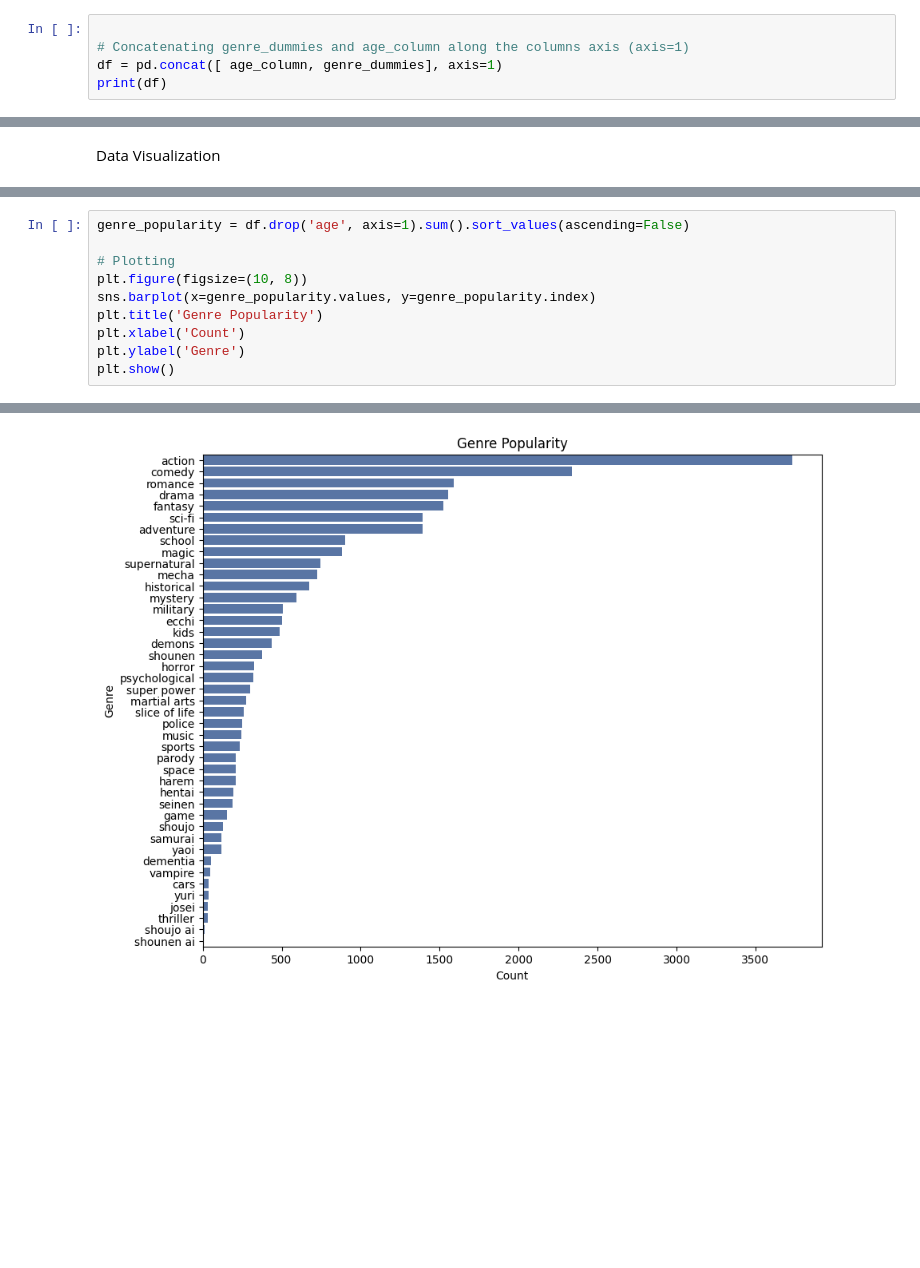
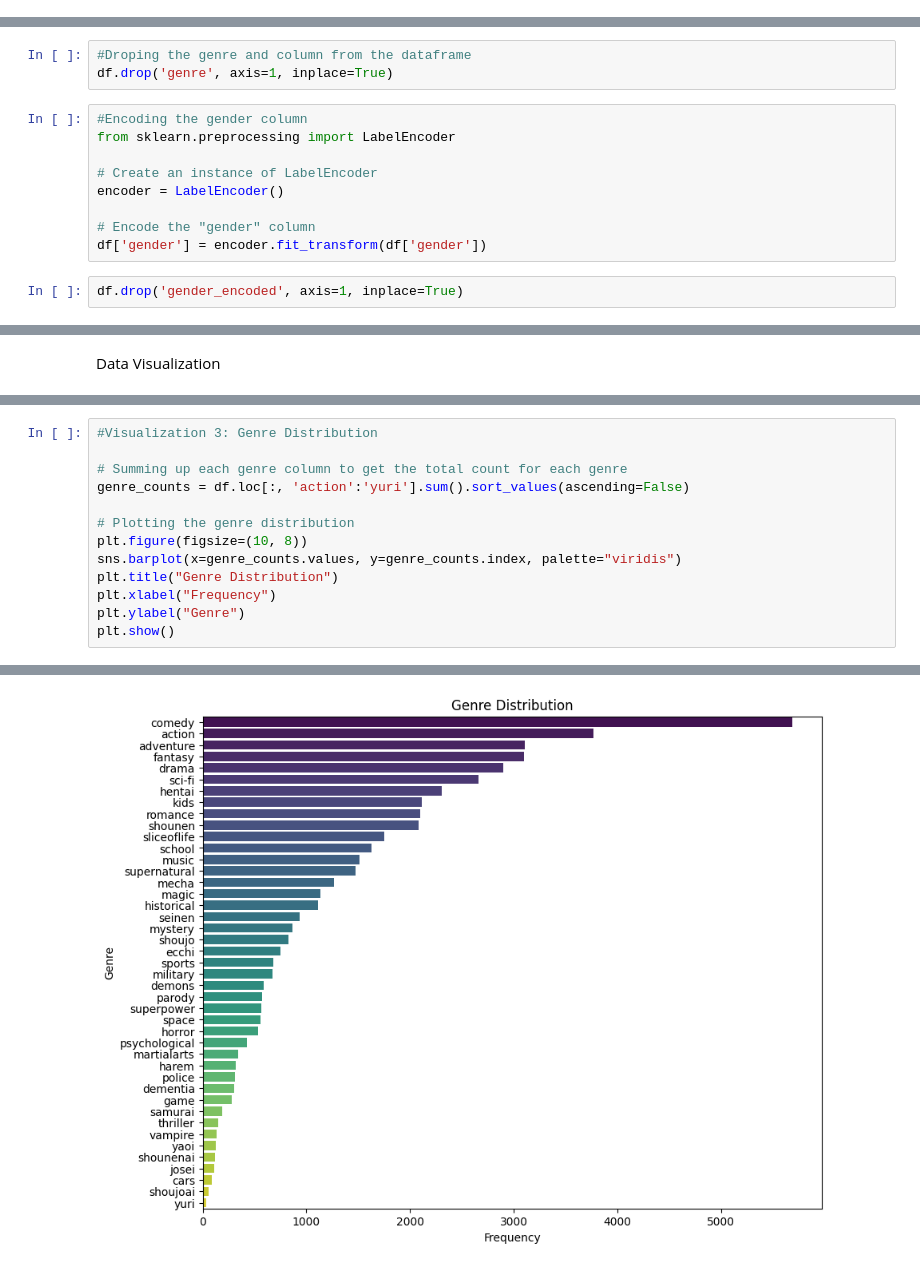
Before and after one commit to aryalkoshish/Anime-Recommendation-System, a Jupyter notebook: age-genre.ipynb, the cells around one changed output, grey strips where cells are left out. Cells and saved outputs as stored; diff of their text form; blank space fills up the shorter version.

```diff
--- a/age-genre.ipynb
+++ b/age-genre.ipynb
@@ -377,8 +560,3 @@ print(age_column)
 31736    28.0
 31737    28.0
 Name: age, Length: 17006, dtype: float64
-# %%
-
-# Concatenating genre_dummies and age_column along the columns axis (axis=1)
-df = pd.concat([ age_column, genre_dummies], axis=1)
-print(df)
@@ -463,0 +563,14 @@ None
+# %%
+#Droping the genre and column from the dataframe
+df.drop('genre', axis=1, inplace=True)
+# %%
+#Encoding the gender column
+from sklearn.preprocessing import LabelEncoder
+
+# Create an instance of LabelEncoder
+encoder = LabelEncoder()
+
+# Encode the "gender" column
+df['gender'] = encoder.fit_transform(df['gender'])
+# %%
+df.drop('gender_encoded', axis=1, inplace=True)
@@ -469,11 +647,14 @@ This visualization shows which genres are most popular across all ages.
 # %%
-genre_popularity = df.drop('age', axis=1).sum().sort_values(ascending=False)
+#Visualization 3: Genre Distribution
 
-# Plotting
+# Summing up each genre column to get the total count for each genre
+genre_counts = df.loc[:, 'action':'yuri'].sum().sort_values(ascending=False)
+
+# Plotting the genre distribution
 plt.figure(figsize=(10, 8))
-sns.barplot(x=genre_popularity.values, y=genre_popularity.index)
-plt.title('Genre Popularity')
-plt.xlabel('Count')
-plt.ylabel('Genre')
+sns.barplot(x=genre_counts.values, y=genre_counts.index, palette="viridis")
+plt.title("Genre Distribution")
+plt.xlabel("Frequency")
+plt.ylabel("Genre")
 plt.show()
 # %% [output]
@@ -480 +664 @@ plt.show()
-[figure, old version]
+[figure, new version]
```
Also changed, not shown: parts of 73 cells of this notebook.
